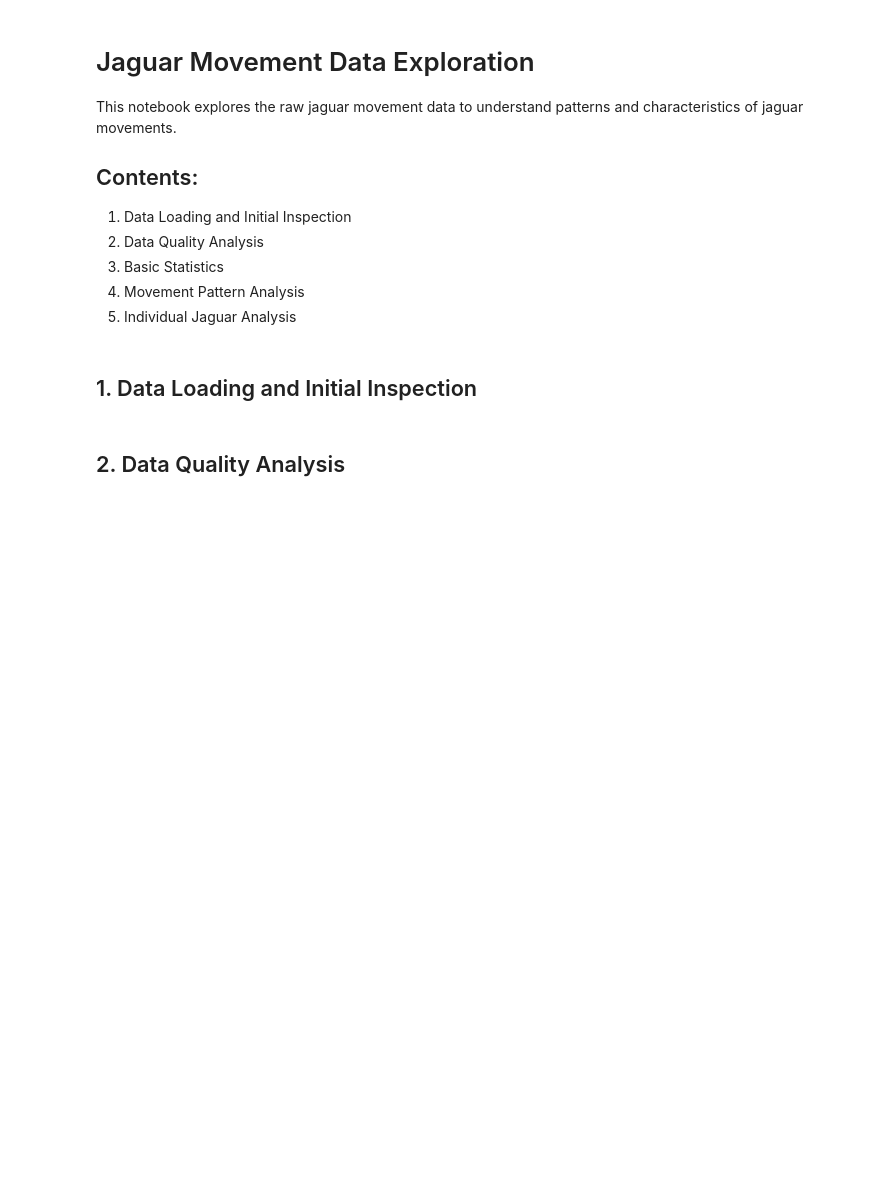
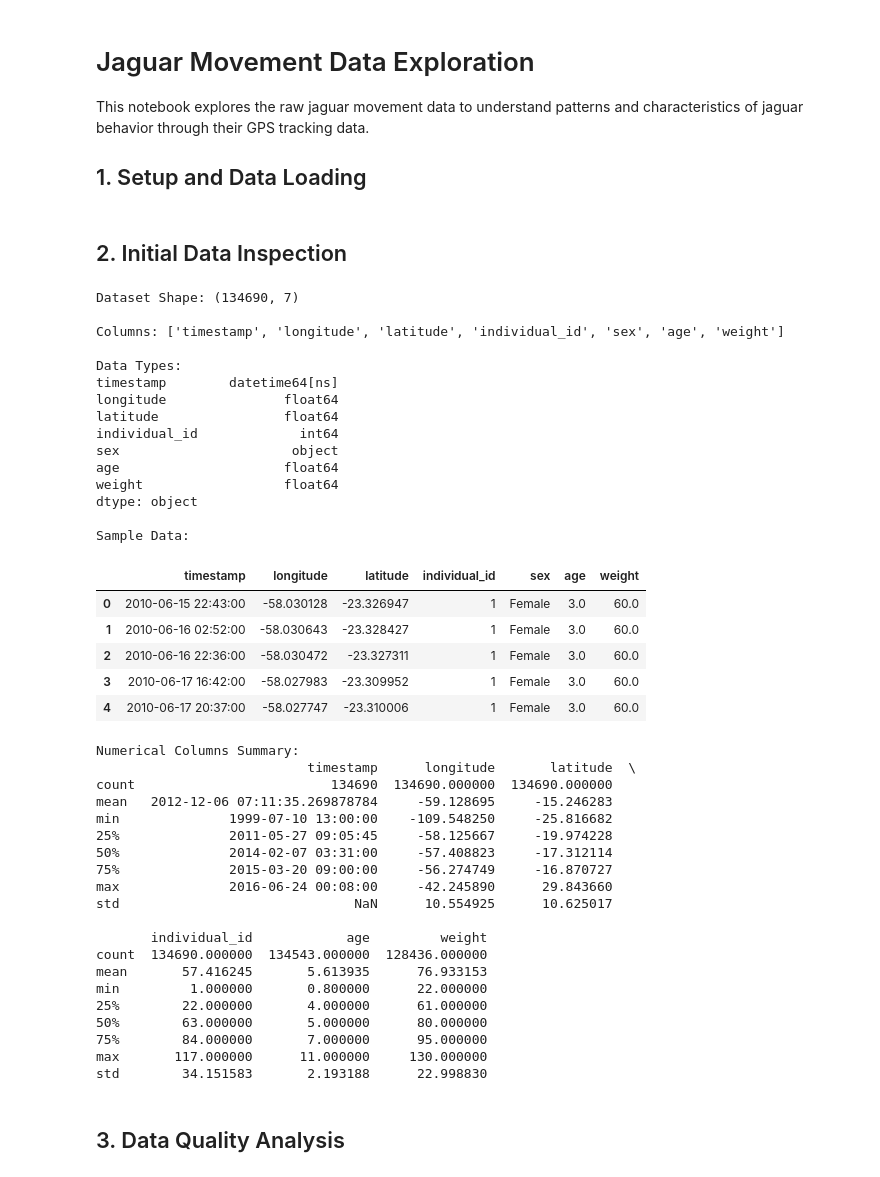
Before and after one commit to RicardoFernandes17/MLProject2024, a Jupyter notebook: notebooks/data_exploration.ipynb, the cells around one changed output. Cells and saved outputs as stored; diff of their text form; code cells hidden in the pictures; blank space fills up the shorter version.

```diff
--- a/notebooks/data_exploration.ipynb
+++ b/notebooks/data_exploration.ipynb
@@ -1,14 +1,9 @@
 # %% [markdown]
 # Jaguar Movement Data Exploration
 
-This notebook explores the raw jaguar movement data to understand patterns and characteristics of jaguar movements.
+This notebook explores the raw jaguar movement data to understand patterns and characteristics of jaguar behavior through their GPS tracking data.
 
-## Contents:
-1. Data Loading and Initial Inspection
-2. Data Quality Analysis
-3. Basic Statistics
-4. Movement Pattern Analysis
-5. Individual Jaguar Analysis
+## 1. Setup and Data Loading
 # %%
 import sys
 import os
@@ -30,21 +39,63 @@ pd.set_option('display.max_columns', None)
 # %% [markdown]
-## 1. Data Loading and Initial Inspection
+## 2. Initial Data Inspection
 # %%
-# Load data
-data_loader = DataLoader(
-    'data/raw/jaguar_movement_data.csv',
-    'data/raw/jaguar_additional_information_2.csv'
-)
-data = data_loader.load_data()
-
+# Basic dataset information
 print("Dataset Shape:", data.shape)
 print("\nColumns:", data.columns.tolist())
-print("\nData Types:\n")
+print("\nData Types:")
 print(data.dtypes)
+
+# Display sample data
 print("\nSample Data:")
 display(data.head())
+
+# Basic statistics
+print("\nNumerical Columns Summary:")
+print(data.describe())
+# %% [output]
+Dataset Shape: (134690, 7)
+
+Columns: ['timestamp', 'longitude', 'latitude', 'individual_id', 'sex', 'age', 'weight']
+
+Data Types:
+timestamp        datetime64[ns]
+longitude               float64
+latitude                float64
+individual_id             int64
+sex                      object
+age                     float64
+weight                  float64
+dtype: object
+
+Sample Data:
+|  | timestamp | longitude | latitude | individual_id | sex | age | weight |
+| 0 | 2010-06-15 22:43:00 | -58.030128 | -23.326947 | 1 | Female | 3.0 | 60.0 |
+| 1 | 2010-06-16 02:52:00 | -58.030643 | -23.328427 | 1 | Female | 3.0 | 60.0 |
+| 2 | 2010-06-16 22:36:00 | -58.030472 | -23.327311 | 1 | Female | 3.0 | 60.0 |
+| 3 | 2010-06-17 16:42:00 | -58.027983 | -23.309952 | 1 | Female | 3.0 | 60.0 |
+| 4 | 2010-06-17 20:37:00 | -58.027747 | -23.310006 | 1 | Female | 3.0 | 60.0 |
+Numerical Columns Summary:
+                           timestamp      longitude       latitude  \
+count                         134690  134690.000000  134690.000000
+mean   2012-12-06 07:11:35.269878784     -59.128695     -15.246283
+min              1999-07-10 13:00:00    -109.548250     -25.816682
+25%              2011-05-27 09:05:45     -58.125667     -19.974228
+50%              2014-02-07 03:31:00     -57.408823     -17.312114
+75%              2015-03-20 09:00:00     -56.274749     -16.870727
+max              2016-06-24 00:08:00     -42.245890      29.843660
+std                              NaN      10.554925      10.625017
+
+       individual_id            age         weight
+count  134690.000000  134543.000000  128436.000000
+mean       57.416245       5.613935      76.933153
+min         1.000000       0.800000      22.000000
+25%        22.000000       4.000000      61.000000
+50%        63.000000       5.000000      80.000000
+75%        84.000000       7.000000      95.000000
+max       117.000000      11.000000     130.000000
+std        34.151583       2.193188      22.998830
 # %% [markdown]
-## 2. Data Quality Analysis
+## 3. Data Quality Analysis
 # %%
 # Check for missing values
 missing_values = data.isnull().sum()
```
Also changed, not shown: parts of 11 cells of this notebook, 10 other files.
